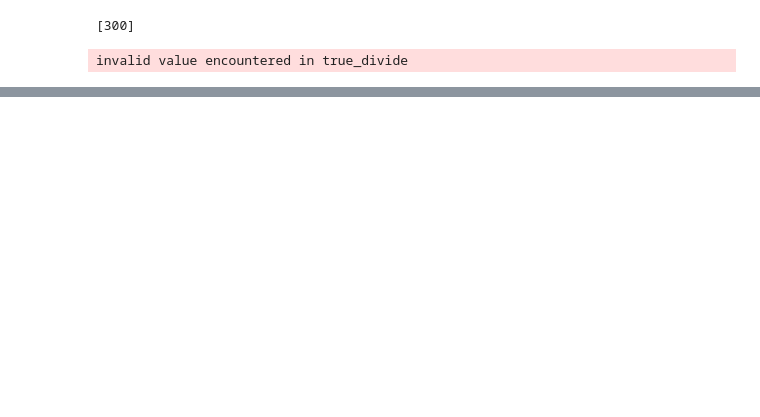
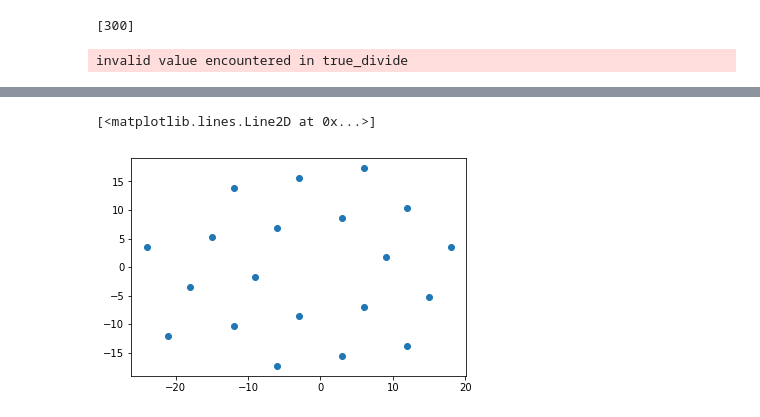
Before and after one commit to blondegeek/linus, a Jupyter notebook: lattice_and_symm.ipynb, the cells around one changed output, grey strips where cells are left out. Drawn from its saved outputs; the diff is of its cells as text; code cells hidden in the pictures; blank space fills up the shorter version.

Commit message:
show lattice as black dots

```diff
--- a/lattice_and_symm.ipynb
+++ b/lattice_and_symm.ipynb
@@ -95,0 +131,17 @@ for i, (cluster, mid_points) in enumerate(midpoint_dict.items()):
+# %%
+lattice_points = []
+for value in diff_vect_dict.values():
+    if len(value) > 0:
+        lattice_points += value
+
+symm_points = []
+for value in midpoint_dict.values():
+    if len(value) > 0:
+        symm_points += value
+# %%
+def sort_keys_by_len_values(dict, reversed=False):
+    sign = 1 if not reversed else -1
+    keys_weights = []
+    for key, value in sorted(dict.items(), key=lambda x: (sign * len(x[1]), x[0])):
+        keys_weights.append((key, len(value)))
+    return keys_weights
@@ -95,0 +151,3 @@ for i, (cluster, mid_points) in enumerate(midpoint_dict.items()):
+# %%
+result = bin_points_by_weight_and_location(lattice_points)
+key_weights = sort_keys_by_len_values(result, reversed=True)
@@ -95,0 +161,7 @@ for i, (cluster, mid_points) in enumerate(midpoint_dict.items()):
+# %%
+lattice_candidates = np.array([lattice_points[k] for k,v in key_weights[:20]])
+# %%
+plt.plot(lattice_candidates[:,0], lattice_candidates[:,1],'o')
+# %% [output]
+[<matplotlib.lines.Line2D at 0x...>]
+[figure, added]
```
Also changed, not shown: parts of 7 cells of this notebook.
